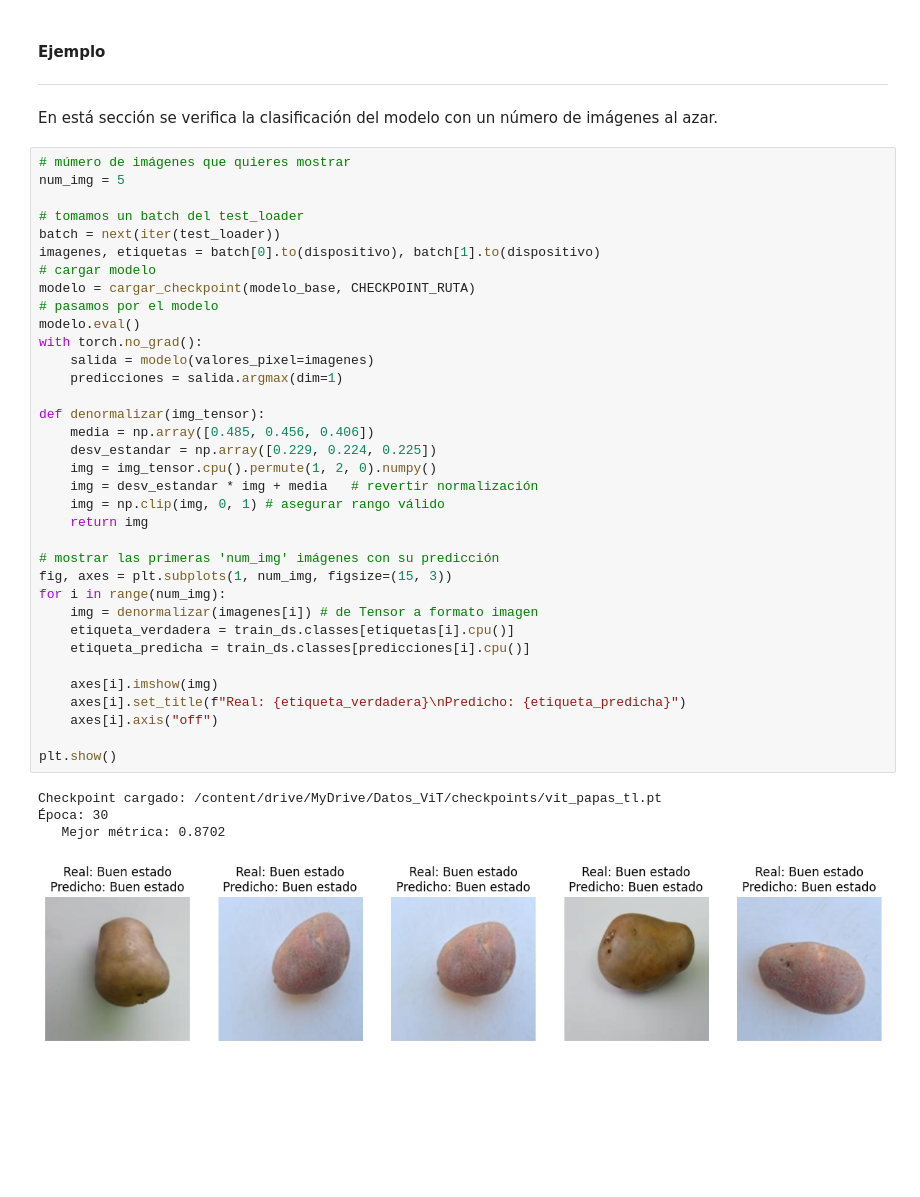
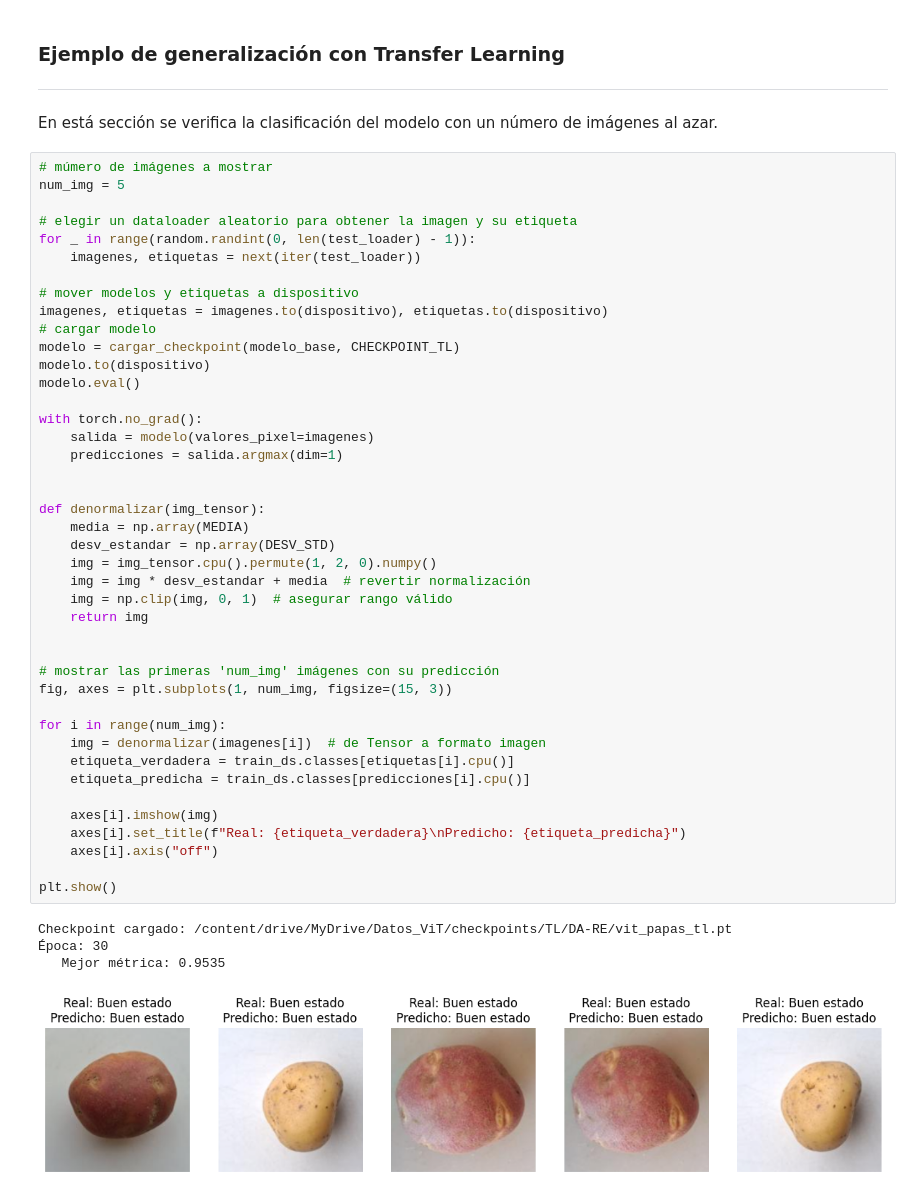
Before and after one commit to vit-cp-bd/TIC-2026, a Jupyter notebook: code/ViT_calidad_papas.ipynb, the cells around one changed output. Saved outputs shown, nothing was run; the diff lists cells and outputs as text; blank space fills up the shorter version.

```diff
--- a/code/ViT_calidad_papas.ipynb
+++ b/code/ViT_calidad_papas.ipynb
@@ -1032,45 +1647,54 @@ plt.show()
 # %% [markdown]
-#### Ejemplo
+### Ejemplo de generalización con Transfer Learning
+
 ---
+
 En está sección se verifica la clasificación del modelo con un número de imágenes al azar.
 # %%
-# múmero de imágenes que quieres mostrar
+# múmero de imágenes a mostrar
 num_img = 5
 
-# tomamos un batch del test_loader
-batch = next(iter(test_loader))
-imagenes, etiquetas = batch[0].to(dispositivo), batch[1].to(dispositivo)
+# elegir un dataloader aleatorio para obtener la imagen y su etiqueta
+for _ in range(random.randint(0, len(test_loader) - 1)):
+    imagenes, etiquetas = next(iter(test_loader))
+
+# mover modelos y etiquetas a dispositivo
+imagenes, etiquetas = imagenes.to(dispositivo), etiquetas.to(dispositivo)
 # cargar modelo
-modelo = cargar_checkpoint(modelo_base, CHECKPOINT_RUTA)
-# pasamos por el modelo
+modelo = cargar_checkpoint(modelo_base, CHECKPOINT_TL)
+modelo.to(dispositivo)
 modelo.eval()
+
 with torch.no_grad():
     salida = modelo(valores_pixel=imagenes)
     predicciones = salida.argmax(dim=1)
 
+
 def denormalizar(img_tensor):
-    media = np.array([0.485, 0.456, 0.406])
-    desv_estandar = np.array([0.229, 0.224, 0.225])
+    media = np.array(MEDIA)
+    desv_estandar = np.array(DESV_STD)
     img = img_tensor.cpu().permute(1, 2, 0).numpy()
-    img = desv_estandar * img + media   # revertir normalización
-    img = np.clip(img, 0, 1) # asegurar rango válido
+    img = img * desv_estandar + media  # revertir normalización
+    img = np.clip(img, 0, 1)  # asegurar rango válido
     return img
+
 
 # mostrar las primeras 'num_img' imágenes con su predicción
 fig, axes = plt.subplots(1, num_img, figsize=(15, 3))
+
 for i in range(num_img):
-    img = denormalizar(imagenes[i]) # de Tensor a formato imagen
+    img = denormalizar(imagenes[i])  # de Tensor a formato imagen
     etiqueta_verdadera = train_ds.classes[etiquetas[i].cpu()]
     etiqueta_predicha = train_ds.classes[predicciones[i].cpu()]
 
     axes[i].imshow(img)
     axes[i].set_title(f"Real: {etiqueta_verdadera}\nPredicho: {etiqueta_predicha}")
     axes[i].axis("off")
 
 plt.show()
 # %% [output]
-Checkpoint cargado: /content/drive/MyDrive/Datos_ViT/checkpoints/vit_papas_tl.pt
+Checkpoint cargado: /content/drive/MyDrive/Datos_ViT/checkpoints/TL/DA-RE/vit_papas_tl.pt
 Época: 30
-   Mejor métrica: 0.8702
+   Mejor métrica: 0.9535
-[figure, old version]
+[figure, new version]
 # %% [markdown]
```
Also changed, not shown: parts of 43 cells of this notebook.
